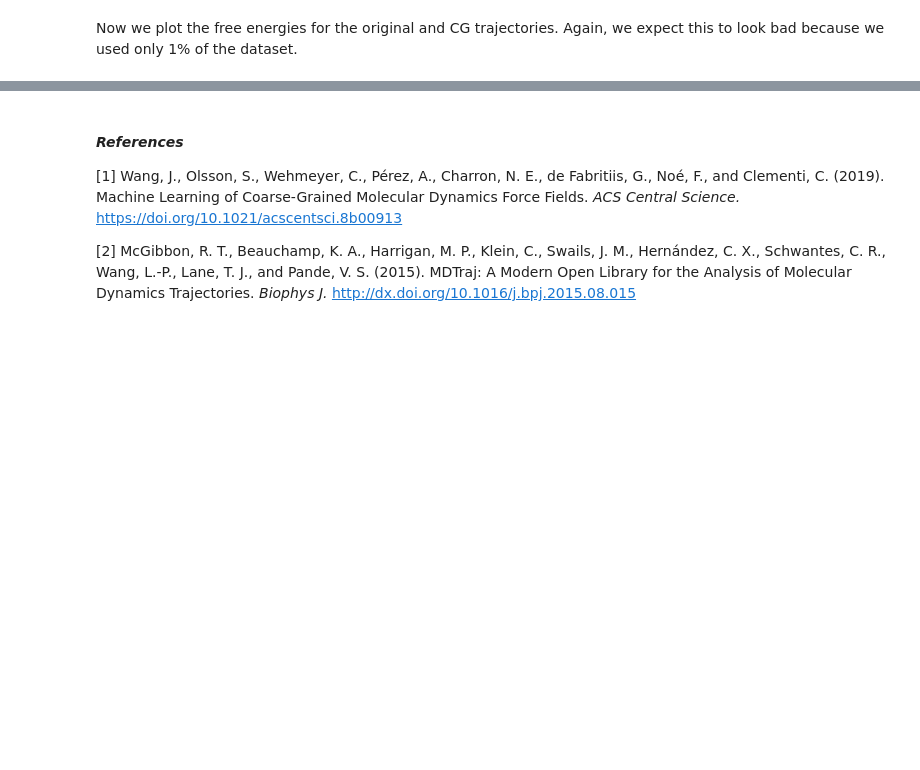
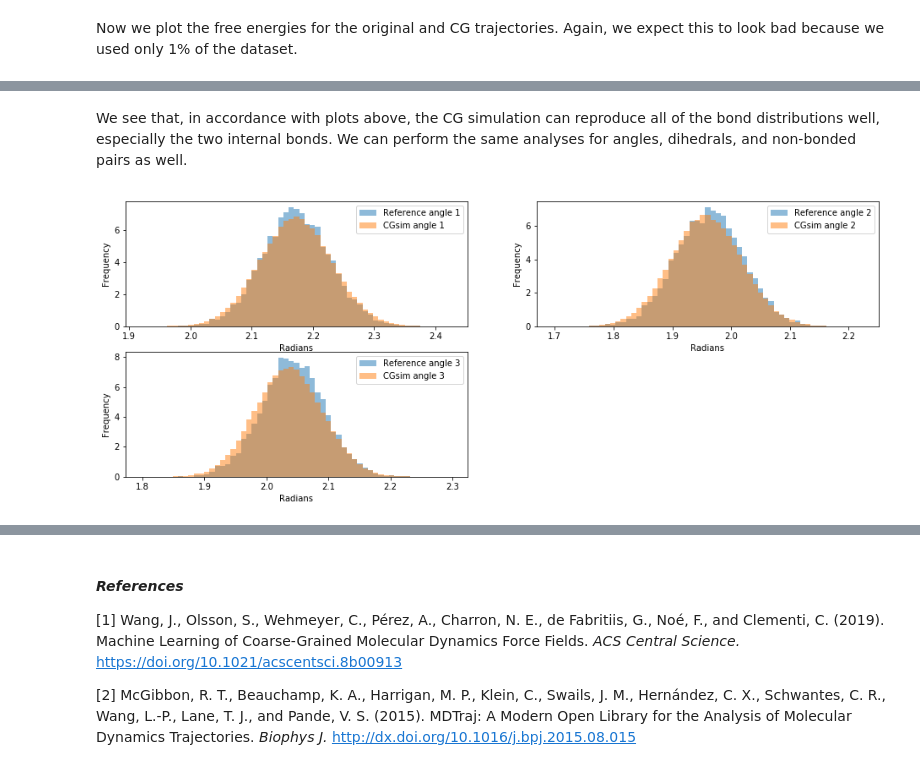
Before and after one commit to coarse-graining/cgnet, a Jupyter notebook: examples/Training-A-Coarse-Grained-Force-Field.ipynb, the cells around one changed output, grey strips where cells are left out. Saved outputs shown, nothing was run; the diff lists cells and outputs as text; code cells hidden in the pictures; blank space fills up the shorter version.

```diff
--- a/examples/Training-A-Coarse-Grained-Force-Field.ipynb
+++ b/examples/Training-A-Coarse-Grained-Force-Field.ipynb
@@ -344,0 +443,17 @@ plt.tight_layout()
+# %% [markdown]
+We see that, in accordance with plots above, the CG simulation can reproduce all of the bond distributions well, especially the two internal bonds. We can perform the same analyses for angles, dihedrals, and non-bonded pairs as well.
+# %%
+divs=[]
+fig = plt.figure(figsize=(16,6))
+for i in range(ang_traj.shape[1]):
+    plt.subplot(round(len(angles)/2),2, i+1)
+    div = compare_distributions(ang_traj[:,i],sim_ang_traj[:,i],
+                                nbins=60,
+                                labels=['Reference angle {}'.format(i+1),'CGsim angle {}'.format(i+1)],
+                                xaxis='Radians', yaxis='Frequency',
+                                kl_div= True)
+    divs.append(div)
+    plt.title = "Angle {}".format(i+1)
+plt.show()
+# %% [output]
+[figure, added]
```
Also changed, not shown: parts of 25 cells of this notebook, 2 other files.
